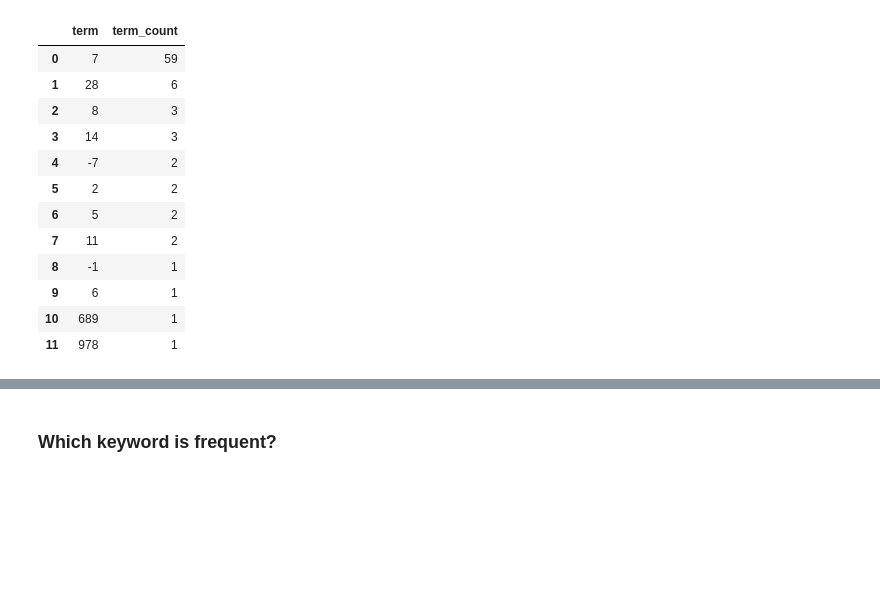
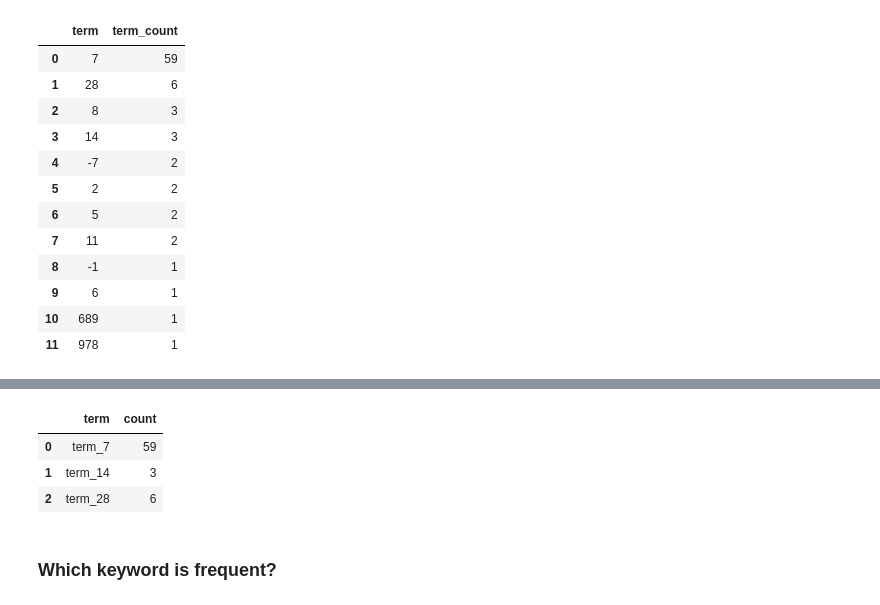
Before and after one commit to shinevol53/Webtoon, a Jupyter notebook: EDA_Toomics_Top100.ipynb, the cells around one changed output, grey strips where cells are left out. Cells and saved outputs as stored; diff of their text form; code cells hidden in the pictures; blank space fills up the shorter version.

```diff
--- a/EDA_Toomics_Top100.ipynb
+++ b/EDA_Toomics_Top100.ipynb
@@ -291,3 +288,24 @@ memory usage: 13.0+ KB
+# %%
+term_count1 = 0
+term_count2 = 0
+term_count3 = 0
+
+for i in range(len(df_Toomics100)):
+    if df_Toomics100['term'][i] == 7:
+        term_count1 += 1
+
+    elif df_Toomics100['term'][i] == 14:
+        term_count2 += 1
+
+    elif df_Toomics100['term'][i] ==  28:
+        term_count3 += 1
+# %%
+pd.DataFrame({'term': ['term_7', 'term_14', 'term_28'], 'count': [term_count1, term_count2, term_count3 ]})
+# %% [output]
+|  | term | count |
+| 0 | term_7 | 59 |
+| 1 | term_14 | 3 |
+| 2 | term_28 | 6 |
 # %% [markdown]
 ### Which keyword is frequent?
 # %%
```
Also changed, not shown: parts of 4 cells of this notebook.
